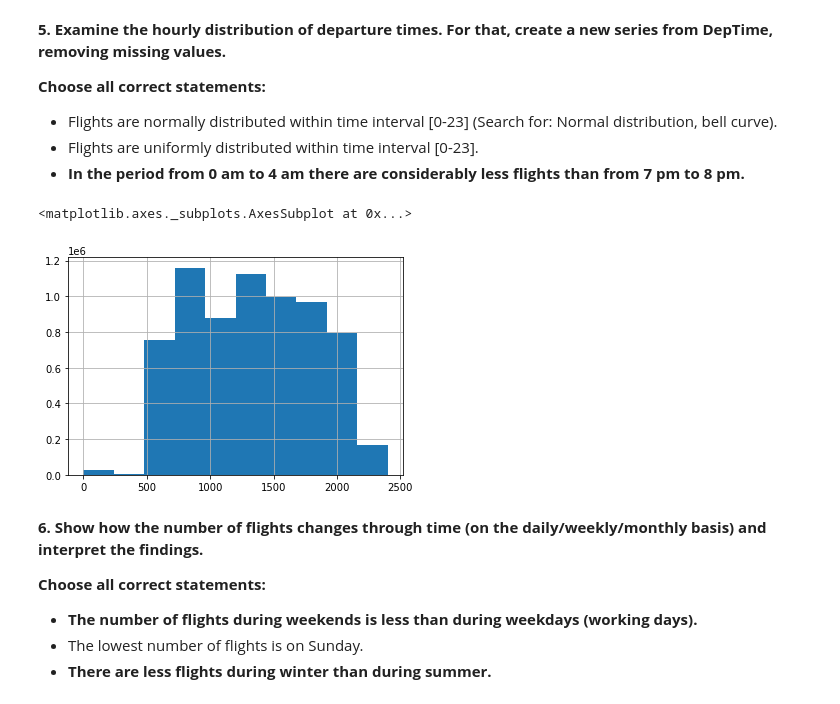
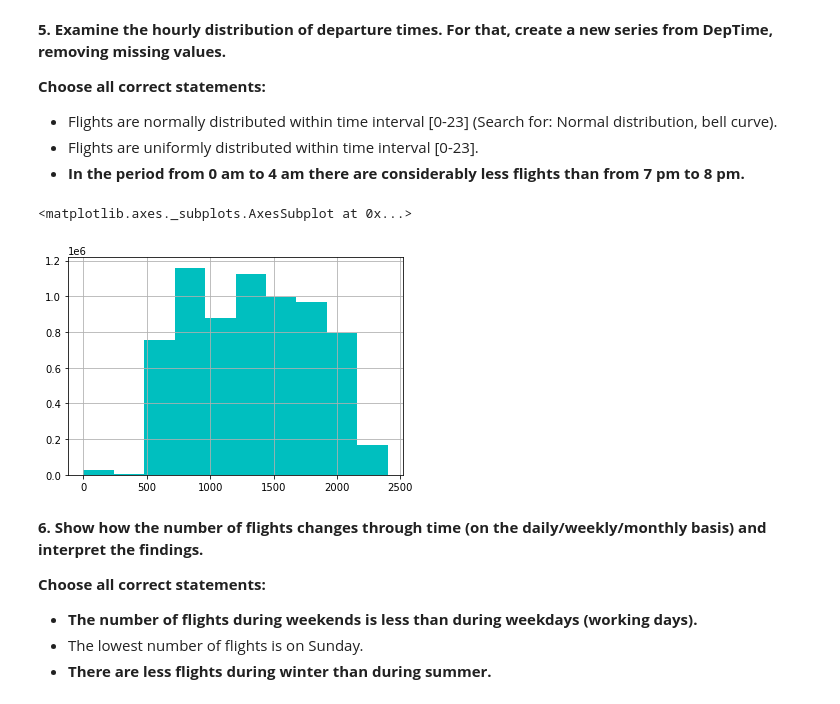
Before and after one commit to drkrmz/cs102, a Jupyter notebook: homework11/assignment2_USA_flights.ipynb, the cells around one changed output. Drawn from its saved outputs; the diff is of its cells as text; code cells hidden in the pictures.

```diff
--- a/homework11/assignment2_USA_flights.ipynb
+++ b/homework11/assignment2_USA_flights.ipynb
@@ -305,10 +307,10 @@ weather_delay
  - **In the period from 0 am to 4 am there are considerably less flights than from 7 pm to 8 pm.**
 # %%
 hours = flights_df['DepTime'].dropna()
-hours.hist()
+hours.hist(color='c')
 # %% [output]
 <matplotlib.axes._subplots.AxesSubplot at 0x...>
-[figure, old version]
+[figure, new version]
 # %% [markdown]
 **6. Show how the number of flights changes through time (on the daily/weekly/monthly basis) and interpret the findings.**
 
```
Also changed, not shown: parts of 12 cells of this notebook.
